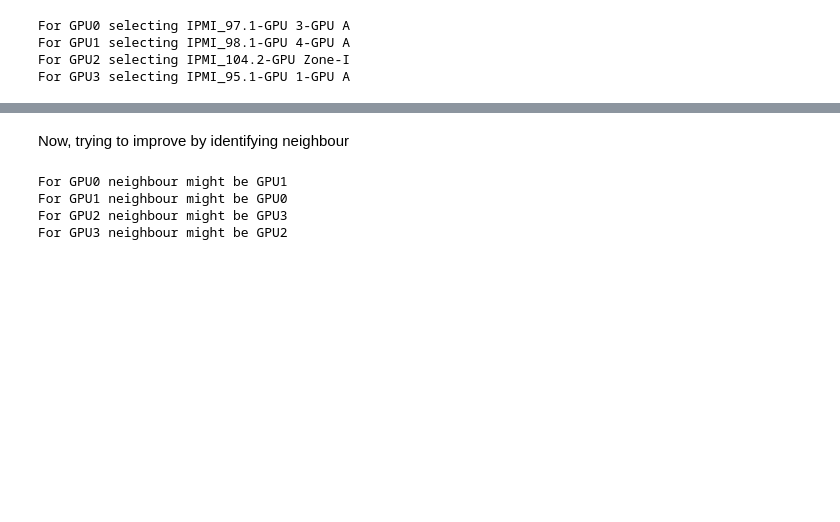
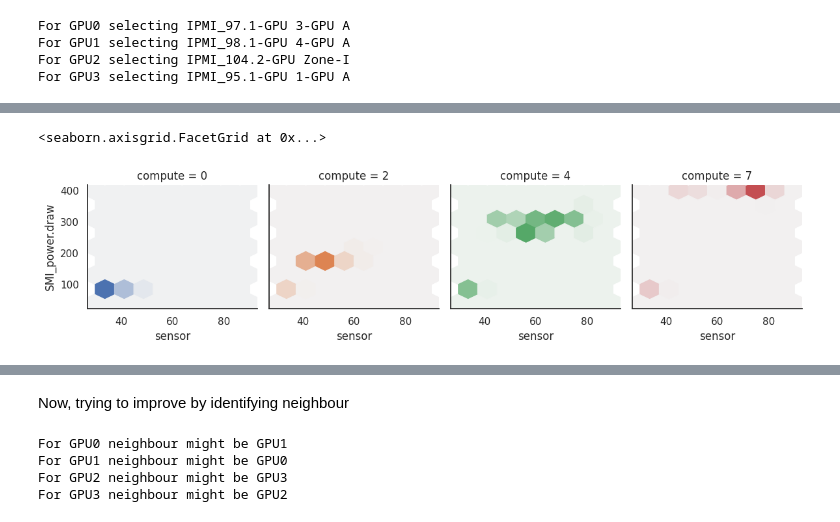
Before and after one commit to jacquetpi/cloud-gpu-manager, a Jupyter notebook: notebooks/passthroug-investig.ipynb, the cells around one changed output, grey strips where cells are left out. Cells and saved outputs as stored; diff of their text form; code cells hidden in the pictures; blank space fills up the shorter version.

```diff
--- a/notebooks/passthroug-investig.ipynb
+++ b/notebooks/passthroug-investig.ipynb
@@ -102,2 +103,12 @@ plt.gcf().savefig('figures/combination-ci-ipmi.pdf', bbox_inches='tight')
+# %%
+def hexbin(x, y, color, **kwargs):
+    cmap = sns.light_palette(color, as_cmap=True)
+    plt.hexbin(x, y, gridsize=8, cmap=cmap, **kwargs)
+
+g = sns.FacetGrid(dataset_domains, col="compute", hue='compute')
+g.map(hexbin, "sensor", "SMI_power.draw", extent=[30, 90, 40, 400])
+# %% [output]
+<seaborn.axisgrid.FacetGrid at 0x...>
+[figure, added]
 # %%
 g = sns.kdeplot(dataset_domains, x="sensor", hue="compute", fill=True)
```
Also changed, not shown: parts of 6 cells of this notebook.
